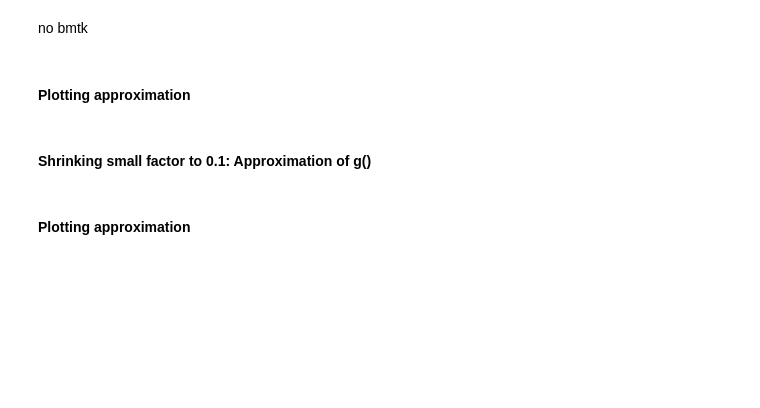
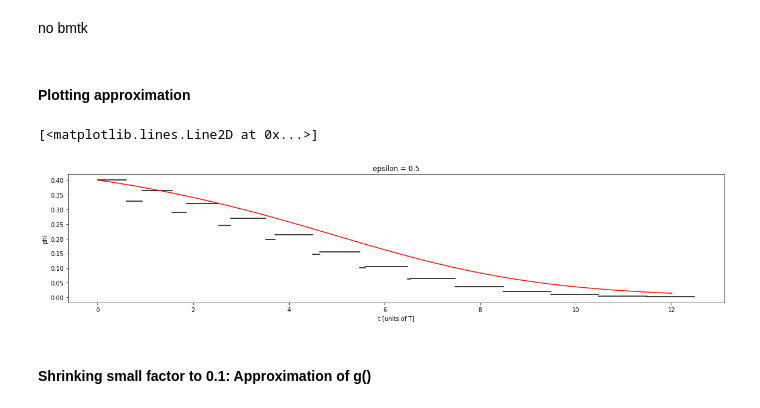
Before and after one commit to mwstroud/Borgers-Examples-in-BMTK, a Jupyter notebook: 28-Weakly_Coupled/28-Weakly_Coupled.ipynb, the cells around one changed output. Cells and saved outputs as stored; diff of their text form; code cells hidden in the pictures; blank space fills up the shorter version.

```diff
--- a/28-Weakly_Coupled/28-Weakly_Coupled.ipynb
+++ b/28-Weakly_Coupled/28-Weakly_Coupled.ipynb
@@ -2,19 +2,20 @@
 # 28- Weakly Coupled Oscillators
 # %% [markdown]
 no bmtk
+# %%
+import math
+
+def ceiling(x):
+    if isinstance(x, int):
+        return math.ceil(x)+1
+    else:
+        return math.ceil(x)
 # %% [markdown]
 #### Plotting approximation
 # %%
 import math
 
 def g(phi):
-    e=1/3
-    num = (phi**2)*(1-phi)
-    #print(num)
+    e=phi%1;
+    num = (e**2)*(1-e)
     return num
-
-
-def f(phi):
-    num = phi + g(phi)
-    #print(num)
-    return num
@@ -84,5 +78,27 @@ while t<t_final:                    # Simulate the two oscillators, one
+# %%
+m_steps=round(t_final/dt)
+psi = []
+
+
+psi.append(phi_B_0)
+for k in range(m_steps+1):                    # Now solve the differential equation.
+    psi_inc=epsilon*(g(psi[k])-g(-psi[k]))
+    psi_tmp=psi[k]+dt05*psi_inc
+    psi_inc=epsilon*(g(psi_tmp)-g(-psi_tmp))
+    psi.append(psi[k]+dt*psi_inc)
 # %%
 import matplotlib.pyplot as plt
 
+plt.figure(figsize = (20,4))
+plt.title('epsilon = 0.5')
+plt.xlabel('t [units of T]')
+plt.ylabel('phi')
 for n in range(ij-1):
-    plt.plot([t_vec[n],t_vec[n+1]],[psi_vec[n],psi_vec[n+1]])
+    plt.plot([t_vec[n],t_vec[n+1]],[psi_vec[n],psi_vec[n]], 'k')
+steps = []
+for i in range(m_steps+2):
+    steps.append(i*dt)
+plt.plot(steps,psi, 'r')
+# %% [output]
+[<matplotlib.lines.Line2D at 0x...>]
+[figure, added]
@@ -159,2 +162,0 @@ while t<t_final                    # Simulate the two oscillators, one
-# %% [markdown]
-#### Plotting approximation
```
Also changed, not shown: parts of 11 cells of this notebook, 28 other files.
